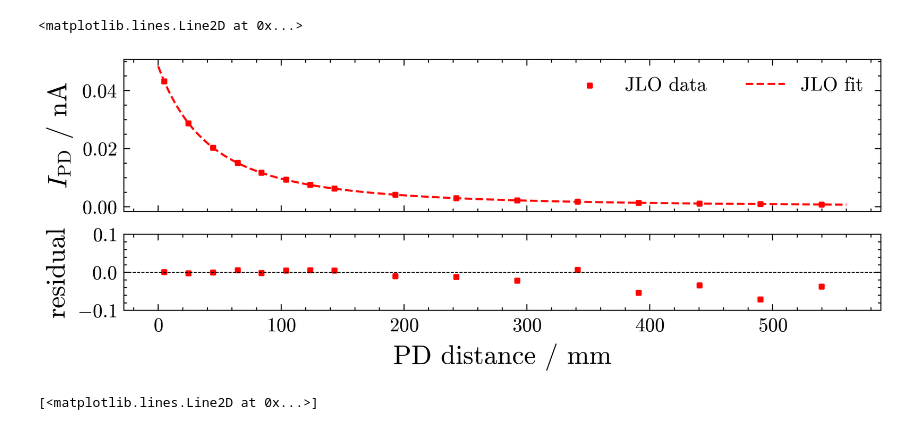
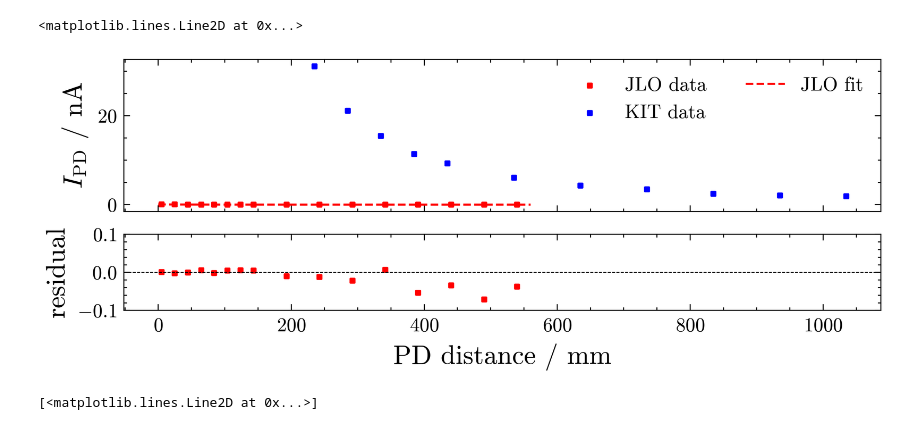
Before and after one commit to Quizznor/thesis-latex, a Jupyter notebook: scripts/plot_scripts/04-xy-chapter/abs_calib/plot.ipynb, the cells around one changed output. Drawn from its saved outputs; the diff is of its cells as text; code cells hidden in the pictures.

Commit message:
KIT abs calib data

```diff
--- a/scripts/plot_scripts/04-xy-chapter/abs_calib/plot.ipynb
+++ b/scripts/plot_scripts/04-xy-chapter/abs_calib/plot.ipynb
@@ -25,5 +22,6 @@ from utils.plotting import *
 # %%
 olo_x, olo_y = np.loadtxt("olomouc.csv", delimiter=',', unpack=True)
+kit_x, kit_y = np.loadtxt("kit_results.txt", unpack=True)
 # %%
 from scipy.optimize import curve_fit
 
@@ -45,6 +44,9 @@ fig, (ax1, ax2) = plt.subplots(2, 1, height_ratios=[1, 0.5], sharex=True)
 X = np.linspace(0, 560, 500)
 
 ax1.scatter(olo_x, olo_y * 1e9, label="JLO data", marker='s', c='r')
+ax1.scatter(kit_x * 1000, kit_y, label="KIT data", marker='s', c='b')
+
+
 ax1.plot(X, inverse_view_factor(X, *popt_olo), marker='none', label="JLO fit", c='r', ls='--')
 ax1.set_ylabel(r"$I_\mathrm{PD}$ / nA")
 ax2.set_ylabel(r"residual")
@@ -65,5 +67,5 @@ ax2.axhline(0, c='k', ls='--', lw=0.4)
 <matplotlib.lines.Line2D at 0x...>
-[figure, old version]
+[figure, new version]
 # %%
 R = np.linspace(-1100, 1000, 1100)
 
```
Also changed, not shown: parts of 3 cells of this notebook, 1 other file.
